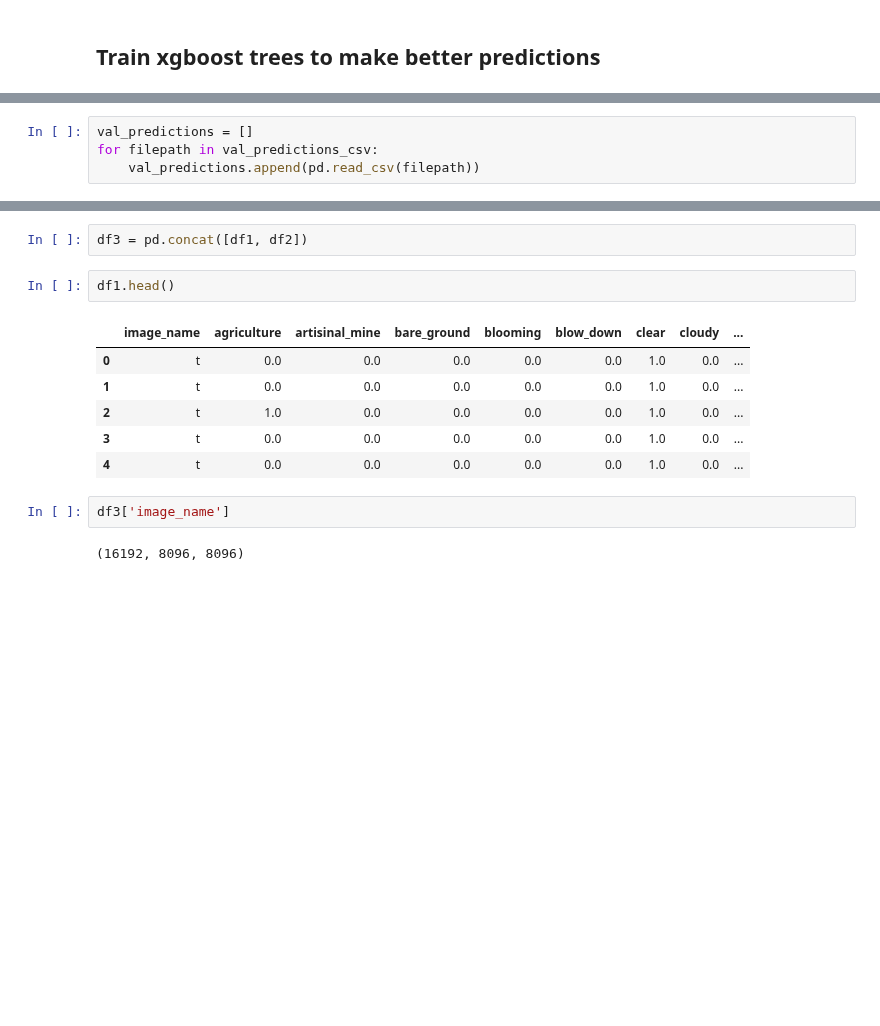
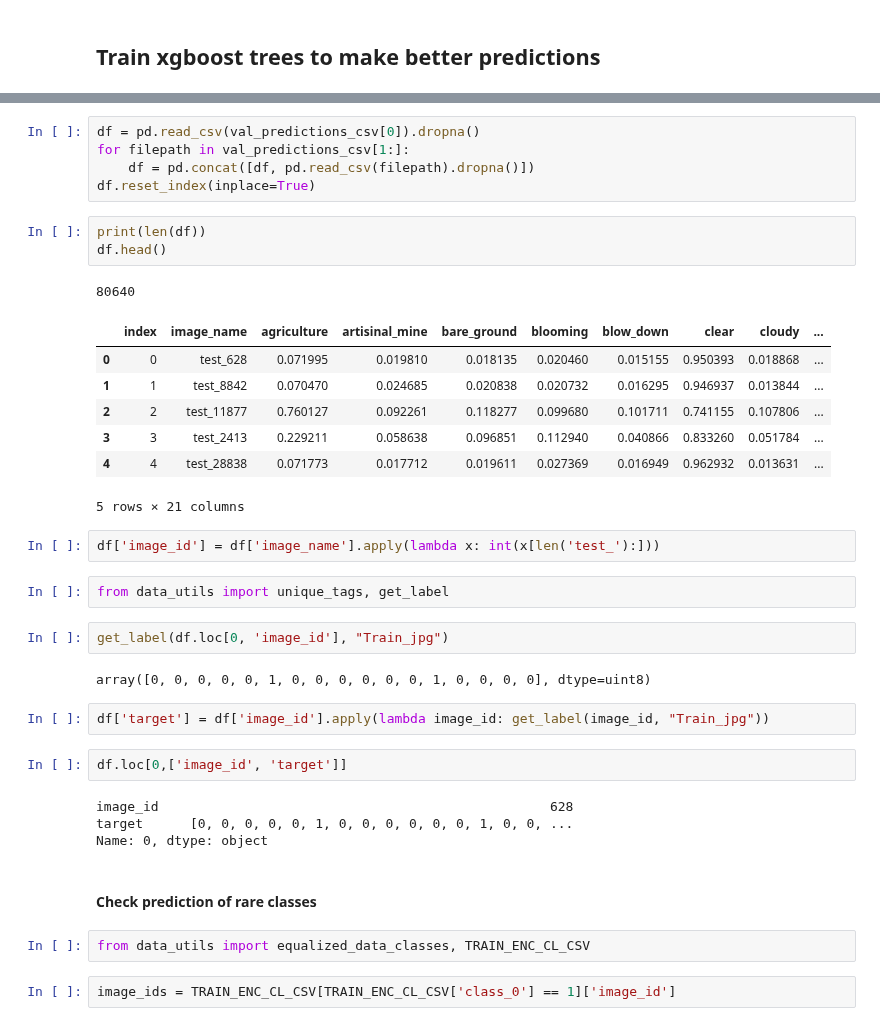
Before and after one commit to vfdev-5/planet_amazon_rainforest, a Jupyter notebook: notebooks/predictions_blender.ipynb, the cells around one changed output, grey strips where cells are left out. Cells and saved outputs as stored; diff of their text form; blank space fills up the shorter version.

Commit message:
*[WIP] predictions blender

```diff
--- a/notebooks/predictions_blender.ipynb
+++ b/notebooks/predictions_blender.ipynb
@@ -125,4 +128,0 @@ val_predictions_csv
-# %%
-val_predictions = []
-for filepath in val_predictions_csv:
-    val_predictions.append(pd.read_csv(filepath))
@@ -132,15 +129,39 @@ df2 = pd.read_csv('D:\\vfomin\\MyExamples\\python\\planet_amazon_rainforest\\out
-# %%
-df3 = pd.concat([df1, df2])
-# %%
-df1.head()
-# %% [output]
-|  | image_name | agriculture | artisinal_mine | bare_ground | blooming | blow_down | clear | cloudy | ... |
-| 0 | t | 0.0 | 0.0 | 0.0 | 0.0 | 0.0 | 1.0 | 0.0 | ... |
-| 1 | t | 0.0 | 0.0 | 0.0 | 0.0 | 0.0 | 1.0 | 0.0 | ... |
-| 2 | t | 1.0 | 0.0 | 0.0 | 0.0 | 0.0 | 1.0 | 0.0 | ... |
-| 3 | t | 0.0 | 0.0 | 0.0 | 0.0 | 0.0 | 1.0 | 0.0 | ... |
-| 4 | t | 0.0 | 0.0 | 0.0 | 0.0 | 0.0 | 1.0 | 0.0 | ... |
-# %%
-df3['image_name']
-# %% [output]
-(16192, 8096, 8096)
+# %%
+df = pd.read_csv(val_predictions_csv[0]).dropna()
+for filepath in val_predictions_csv[1:]:
+    df = pd.concat([df, pd.read_csv(filepath).dropna()])
+df.reset_index(inplace=True)
+# %%
+print(len(df))
+df.head()
+# %% [output]
+80640
+|  | index | image_name | agriculture | artisinal_mine | bare_ground | blooming | blow_down | clear | cloudy | ... |
+| 0 | 0 | test_628 | 0.071995 | 0.019810 | 0.018135 | 0.020460 | 0.015155 | 0.950393 | 0.018868 | ... |
+| 1 | 1 | test_8842 | 0.070470 | 0.024685 | 0.020838 | 0.020732 | 0.016295 | 0.946937 | 0.013844 | ... |
+| 2 | 2 | test_11877 | 0.760127 | 0.092261 | 0.118277 | 0.099680 | 0.101711 | 0.741155 | 0.107806 | ... |
+| 3 | 3 | test_2413 | 0.229211 | 0.058638 | 0.096851 | 0.112940 | 0.040866 | 0.833260 | 0.051784 | ... |
+| 4 | 4 | test_28838 | 0.071773 | 0.017712 | 0.019611 | 0.027369 | 0.016949 | 0.962932 | 0.013631 | ... |
+5 rows × 21 columns
+# %%
+df['image_id'] = df['image_name'].apply(lambda x: int(x[len('test_'):]))
+# %%
+from data_utils import unique_tags, get_label
+# %%
+get_label(df.loc[0, 'image_id'], "Train_jpg")
+# %% [output]
+array([0, 0, 0, 0, 0, 1, 0, 0, 0, 0, 0, 0, 1, 0, 0, 0, 0], dtype=uint8)
+# %%
+df['target'] = df['image_id'].apply(lambda image_id: get_label(image_id, "Train_jpg"))
+# %%
+df.loc[0,['image_id', 'target']]
+# %% [output]
+image_id                                                  628
+target      [0, 0, 0, 0, 0, 1, 0, 0, 0, 0, 0, 0, 1, 0, 0, ...
+Name: 0, dtype: object
+# %% [markdown]
+#### Check prediction of rare classes
+# %%
+from data_utils import equalized_data_classes, TRAIN_ENC_CL_CSV
+# %%
+image_ids = TRAIN_ENC_CL_CSV[TRAIN_ENC_CL_CSV['class_0'] == 1]['image_id']
```
Also changed, not shown: parts of 16 cells of this notebook, 4 other files.
